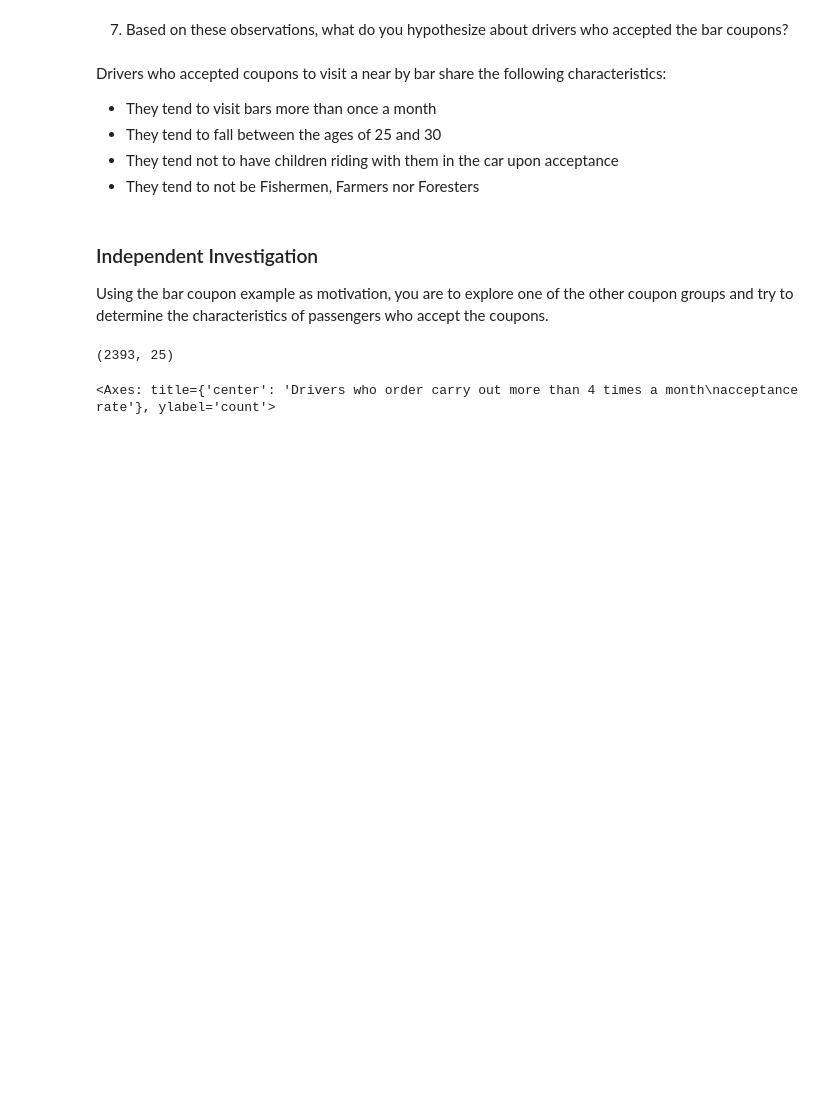
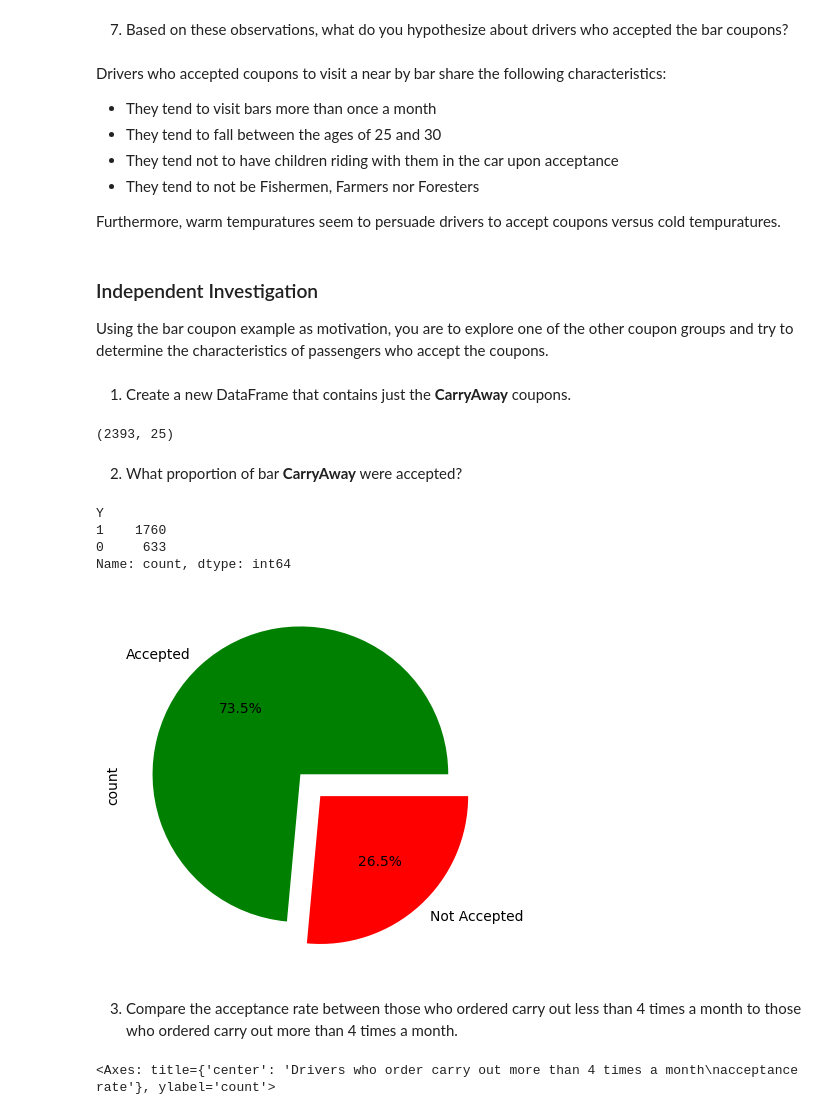
Before and after one commit to lululemon33/sent_coupon_acceptance, a Jupyter notebook: Will_the_Customer_Accept_the_Coupon.ipynb, the cells around one changed output. Drawn from its saved outputs; the diff is of its cells as text; code cells hidden in the pictures; blank space fills up the shorter version.

```diff
--- a/Will_the_Customer_Accept_the_Coupon.ipynb
+++ b/Will_the_Customer_Accept_the_Coupon.ipynb
@@ -308,15 +308,32 @@ Drivers who accepted coupons to visit a near by bar share the following characte
 - They tend to fall between the ages of 25 and 30
 - They tend not to have children riding with them in the car upon acceptance
 - They tend to not be Fishermen, Farmers nor Foresters
+
+Furthermore, warm tempuratures seem to persuade drivers to accept coupons versus cold tempuratures.
 # %% [markdown]
 ### Independent Investigation
 
 Using the bar coupon example as motivation, you are to explore one of the other coupon groups and try to determine the characteristics of passengers who accept the coupons.
+# %% [markdown]
+1. Create a new DataFrame that contains just the **CarryAway** coupons.
 # %%
 data5 = data2.query('coupon == "Carry out & Take away"')
 data5.shape
 # %% [output]
 (2393, 25)
+# %% [markdown]
+2. What proportion of bar **CarryAway** were accepted?
+# %%
+data5['Y'].value_counts().plot(kind='pie',explode=[0.1,0.1],autopct='%1.1f%%',colors=['g','r'], labels=['Accepted', 'Not Accepted'])
+print(data5['Y'].value_counts())
+# %% [output]
+Y
+1    1760
+0     633
+Name: count, dtype: int64
+[figure, added]
+# %% [markdown]
+3. Compare the acceptance rate between those who ordered carry out less than 4 times a month to those who ordered carry out more than 4 times a month.
 # %%
 plt.figure(figsize=(15,7))
 plt.subplot(121)
```
Also changed, not shown: parts of 10 cells of this notebook.
